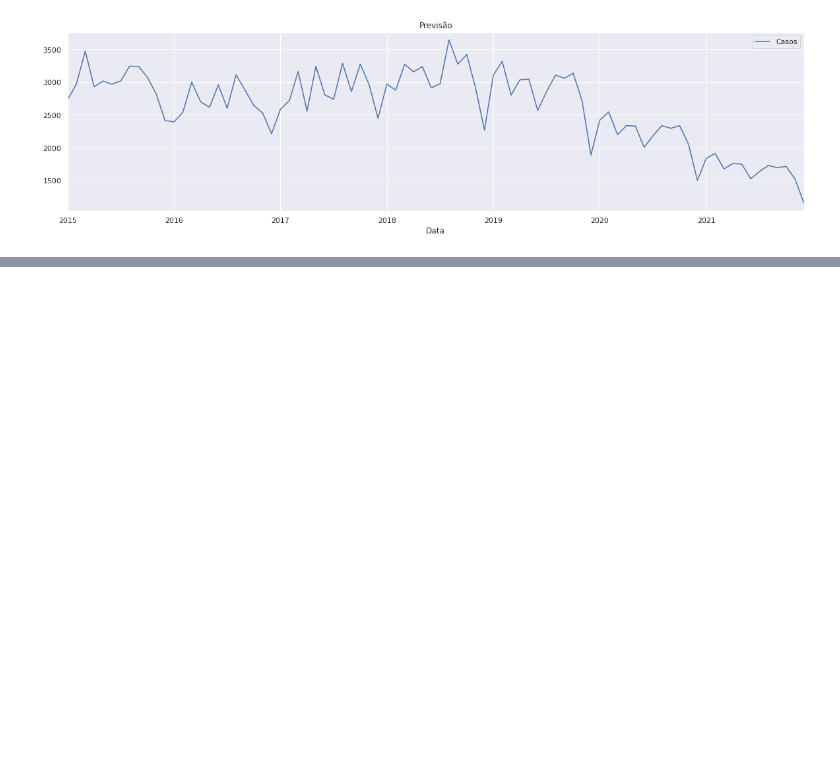
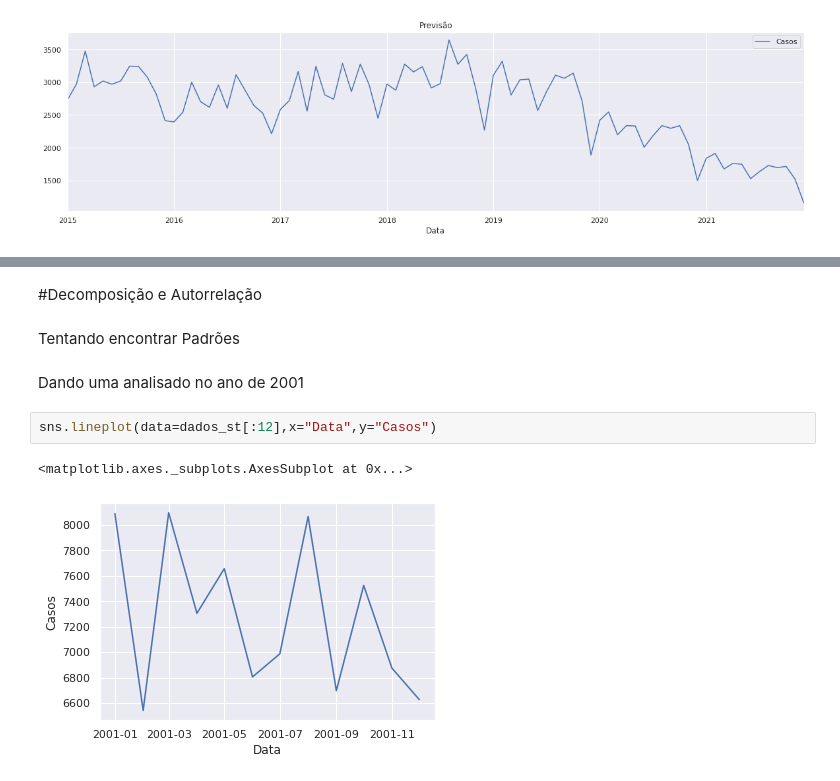
Before and after one commit to MatheusOrange211/Bootcamp-Alura, a Jupyter notebook: SERIES_TEMPORAIS.ipynb, the cells around one changed output, grey strips where cells are left out. Saved outputs shown, nothing was run; the diff lists cells and outputs as text; blank space fills up the shorter version.

```diff
--- a/SERIES_TEMPORAIS.ipynb
+++ b/SERIES_TEMPORAIS.ipynb
@@ -782,0 +772,11 @@ plt.show()
+# %% [markdown]
+#Decomposição e Autorrelação
+# %% [markdown]
+Tentando encontrar Padrões
+# %% [markdown]
+Dando uma analisado no ano de 2001
+# %%
+sns.lineplot(data=dados_st[:12],x="Data",y="Casos")
+# %% [output]
+<matplotlib.axes._subplots.AxesSubplot at 0x...>
+[figure, added]
```
Also changed, not shown: parts of 53 cells of this notebook.
